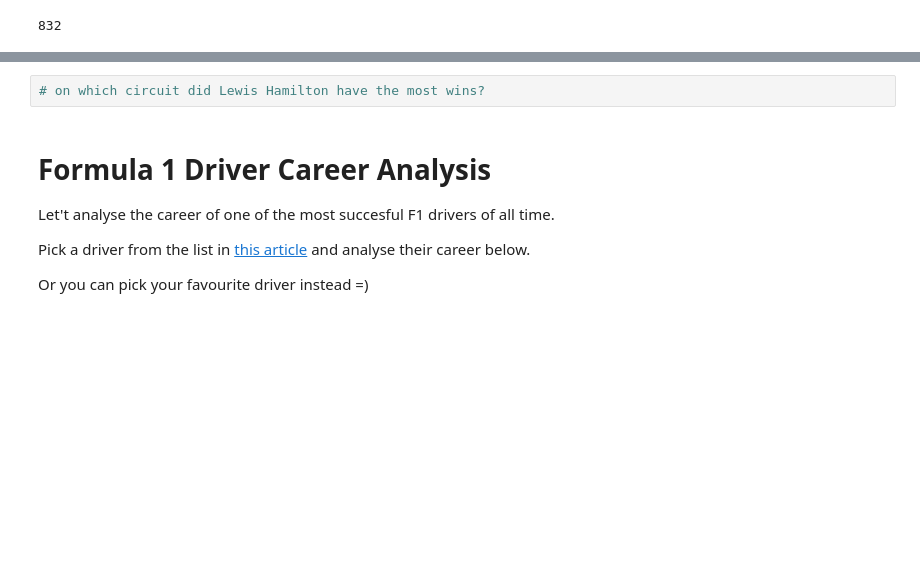
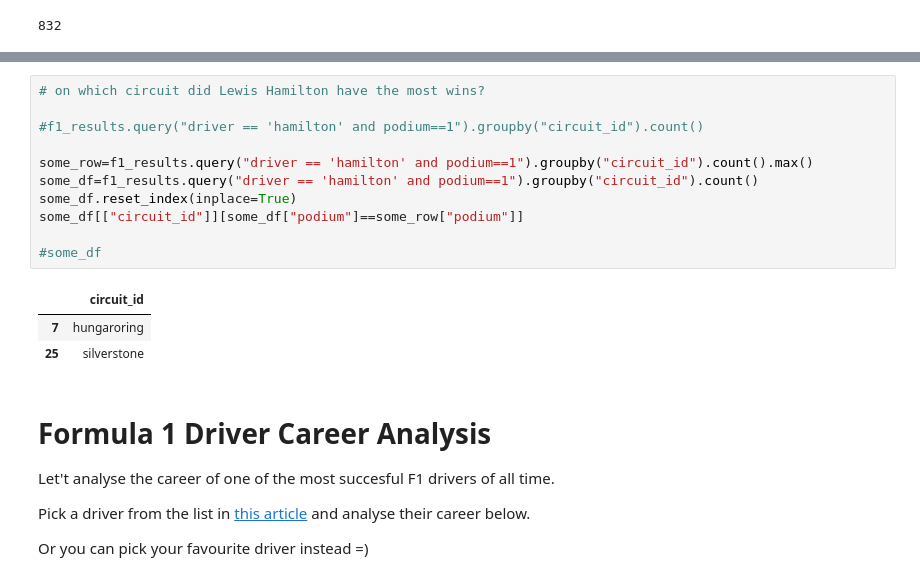
Before and after one commit to GeorgeVargas96/bootcampGeorge, a Jupyter notebook: 2022/python_workshop/notebooks/08_pandas.ipynb, the cells around one changed output, grey strips where cells are left out. Cells and saved outputs as stored; diff of their text form; blank space fills up the shorter version.

```diff
--- a/2022/python_workshop/notebooks/08_pandas.ipynb
+++ b/2022/python_workshop/notebooks/08_pandas.ipynb
@@ -851,5 +931,18 @@ f1_results.query("nationality == 'Austrian'").groupby("driver").count()
-# %%
-# on which circuit did Lewis Hamilton have the most wins?
+# %%
+# on which circuit did Lewis Hamilton have the most wins?
+
+#f1_results.query("driver == 'hamilton' and podium==1").groupby("circuit_id").count()
+
+some_row=f1_results.query("driver == 'hamilton' and podium==1").groupby("circuit_id").count().max()
+some_df=f1_results.query("driver == 'hamilton' and podium==1").groupby("circuit_id").count()
+some_df.reset_index(inplace=True)
+some_df[["circuit_id"]][some_df["podium"]==some_row["podium"]]
+
+#some_df
+# %% [output]
+|  | circuit_id |
+| 7 | hungaroring |
+| 25 | silverstone |
 # %% [markdown]
 # Formula 1 Driver Career Analysis
 Let't analyse the career of one of the most succesful F1 drivers of all time.
```
Also changed, not shown: parts of 25 cells of this notebook.
